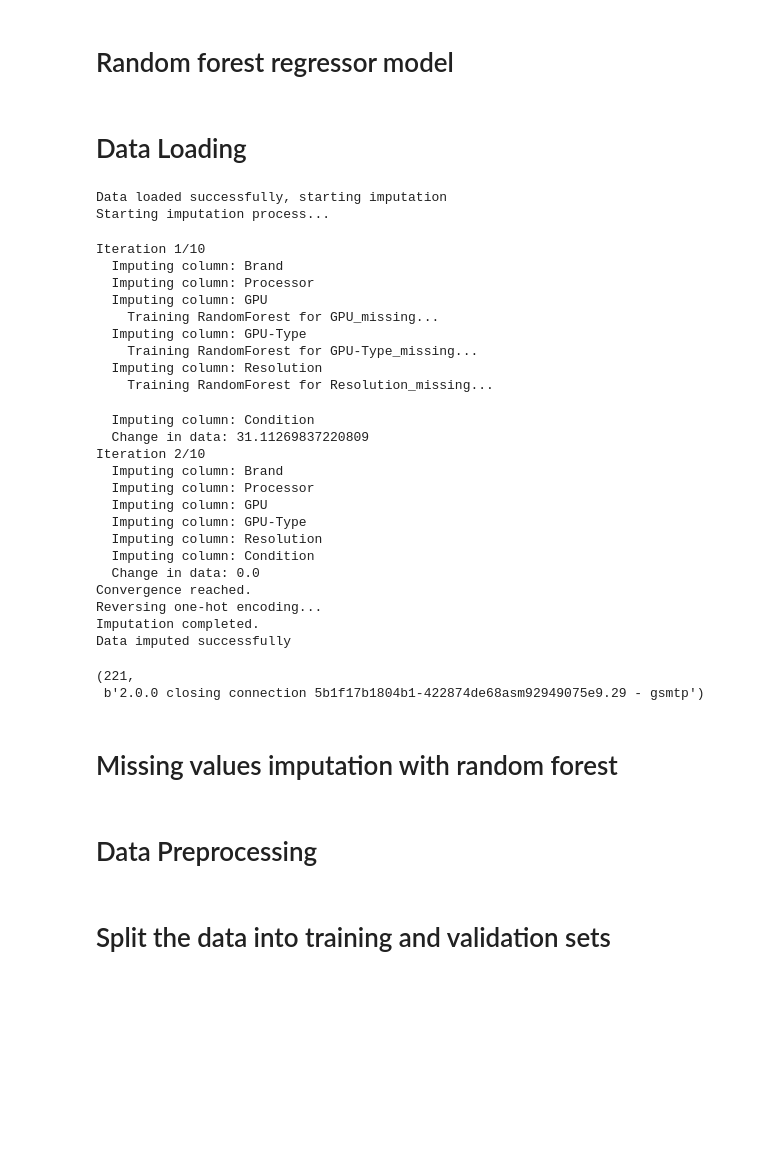
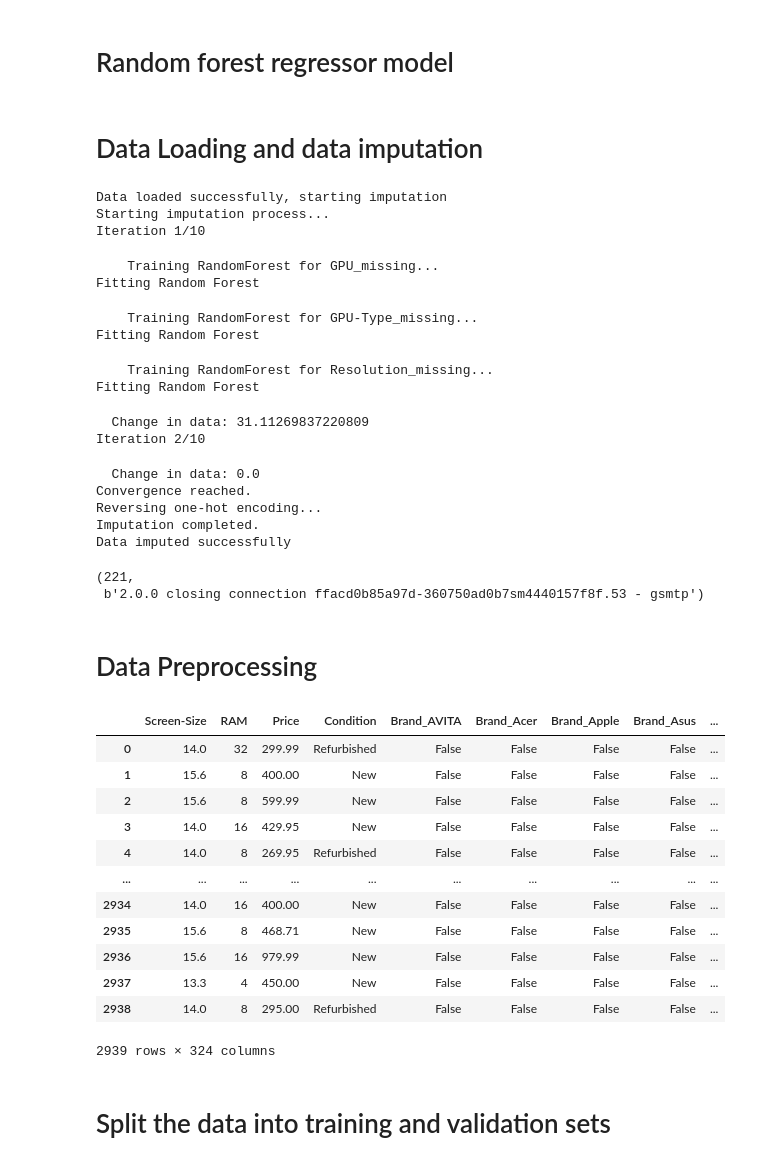
Before and after one commit to edenede2/MLcourse, a Jupyter notebook: assignment1/Assignment1_nb_Eden.ipynb, the cells around one changed output. Cells and saved outputs as stored; diff of their text form; code cells hidden in the pictures; blank space fills up the shorter version.

Commit message:
fix the regressor random forest

```diff
--- a/assignment1/Assignment1_nb_Eden.ipynb
+++ b/assignment1/Assignment1_nb_Eden.ipynb
@@ -13,6 +13,7 @@ class DecisionTree:
         self.tree = None
 
     def fit(self, X, y):
+
         self.classes = np.unique(y)
         y = np.array([np.where(self.classes == label)[0][0] for label in y])
         self.tree = self._grow_tree(X, y)
@@ -32,7 +33,8 @@ class DecisionTree:
 
     def _best_split(self, X, y):
         m, n = X.shape
-        if m <= 1:
+        # if number of samples is less than or equal to min_samples_split, return None
+        if m <= self.min_samples_split:
             return None, None
 
         best_gini = 1.0
@@ -148,6 +130,7 @@ class DecisionTreeRegressor(DecisionTree):
 # Random forest model
 # %%
 import numpy as np
+from tqdm import tqdm
 # from Models.ClassifierDT import DecisionTree
 
 
@@ -163,7 +146,11 @@ class RandomForest:
         self.trees = []
         n_samples, n_features = X.shape
         self.n_features = self.n_features or n_features
-        for _ in range(self.n_trees):
+        print("Fitting Random Forest")
+        # add tqdm to show progress bar
+        tree_range = tqdm(range(self.n_trees))
+        for _ in tree_range:
+            tree_range.set_description(f"Fitting Tree {_ + 1}")
             idxs = np.random.choice(n_samples, n_samples, replace=True)
             tree = DecisionTree(max_depth=self.max_depth, min_samples_split=self.min_samples_split)
             tree.fit(X[idxs], y[idxs])
@@ -191,13 +178,12 @@ def random_forest_impute(data, categorical_columns, n_trees=100, max_depth=5, mi
     # One-hot encode categorical variables, without creating separate column for NaN
     data_imputed = pd.get_dummies(data_imputed, columns=categorical_columns, dummy_na=False)
 
-    print("Starting imputation process...")
-
-    for iteration in tqdm(range(max_iter)):
+    for iteration in range(max_iter):
         print(f"Iteration {iteration + 1}/{max_iter}")
         prev_data = data_imputed.copy()
+        categorical_columns = tqdm(categorical_columns)
         for column in categorical_columns:
-            print(f"  Imputing column: {column}")
+            categorical_columns.set_description(f"Imputing column: {column}")
             # Identify the one-hot encoded columns for the current categorical column
             cat_columns = [col for col in data_imputed.columns if col.startswith(column + '_')]
 
@@ -260,5 +254,5 @@ class RandomForestRegressor(RandomForest):
 # %% [markdown]
-# Data Loading
+# Data Loading and data imputation
 # %%
 # Import the necessary libraries and modules
 
@@ -339,33 +333,22 @@ s.quit()
 # %% [output]
 Data loaded successfully, starting imputation
 Starting imputation process...
+Iteration 1/10
-Iteration 1/10
-  Imputing column: Brand
-  Imputing column: Processor
-  Imputing column: GPU
     Training RandomForest for GPU_missing...
-  Imputing column: GPU-Type
-    Training RandomForest for GPU-Type_missing...
-  Imputing column: Resolution
-    Training RandomForest for Resolution_missing...
+Fitting Random Forest
-  Imputing column: Condition
-  Change in data: 31.11269837220809
-Iteration 2/10
-  Imputing column: Brand
-  Imputing column: Processor
-  Imputing column: GPU
-  Imputing column: GPU-Type
-  Imputing column: Resolution
-  Imputing column: Condition
-  Change in data: 0.0
-Convergence reached.
-Reversing one-hot encoding...
-Imputation completed.
-Data imputed successfully
+    Training RandomForest for GPU-Type_missing...
+Fitting Random Forest
-(221,
- b'2.0.0 closing connection 5b1f17b1804b1-422874de68asm92949075e9.29 - gsmtp')
+    Training RandomForest for Resolution_missing...
+Fitting Random Forest
+  Change in data: 31.11269837220809
+Iteration 2/10
+  Change in data: 0.0
+Convergence reached.
+Reversing one-hot encoding...
+Imputation completed.
+Data imputed successfully
+(221,
+ b'2.0.0 closing connection ffacd0b85a97d-360750ad0b7sm4440157f8f.53 - gsmtp')
-# %% [markdown]
-# Missing values imputation with random forest
 # %% [markdown]
 # Data Preprocessing
 # %%
@@ -377,6 +360,22 @@ imputed_data['Condition'] = data['Condition'].apply(lambda x: 'New' if x == 'New
 imputed_data = pd.get_dummies(imputed_data, columns=['Brand', 'Processor', 'GPU', 'GPU-Type', 'Resolution'])
 
 reg_data = pd.get_dummies(imputed_data, columns=['Condition'])
+# %%
+imputed_data
+# %% [output]
+|  | Screen-Size | RAM | Price | Condition | Brand_AVITA | Brand_Acer | Brand_Apple | Brand_Asus | ... |
+| 0 | 14.0 | 32 | 299.99 | Refurbished | False | False | False | False | ... |
+| 1 | 15.6 | 8 | 400.00 | New | False | False | False | False | ... |
+| 2 | 15.6 | 8 | 599.99 | New | False | False | False | False | ... |
+| 3 | 14.0 | 16 | 429.95 | New | False | False | False | False | ... |
+| 4 | 14.0 | 8 | 269.95 | Refurbished | False | False | False | False | ... |
+| ... | ... | ... | ... | ... | ... | ... | ... | ... | ... |
+| 2934 | 14.0 | 16 | 400.00 | New | False | False | False | False | ... |
+| 2935 | 15.6 | 8 | 468.71 | New | False | False | False | False | ... |
+| 2936 | 15.6 | 16 | 979.99 | New | False | False | False | False | ... |
+| 2937 | 13.3 | 4 | 450.00 | New | False | False | False | False | ... |
+| 2938 | 14.0 | 8 | 295.00 | Refurbished | False | False | False | False | ... |
+2939 rows × 324 columns
 # %% [markdown]
 # Split the data into training and validation sets
 # %%
```
Also changed, not shown: parts of 6 cells of this notebook.
